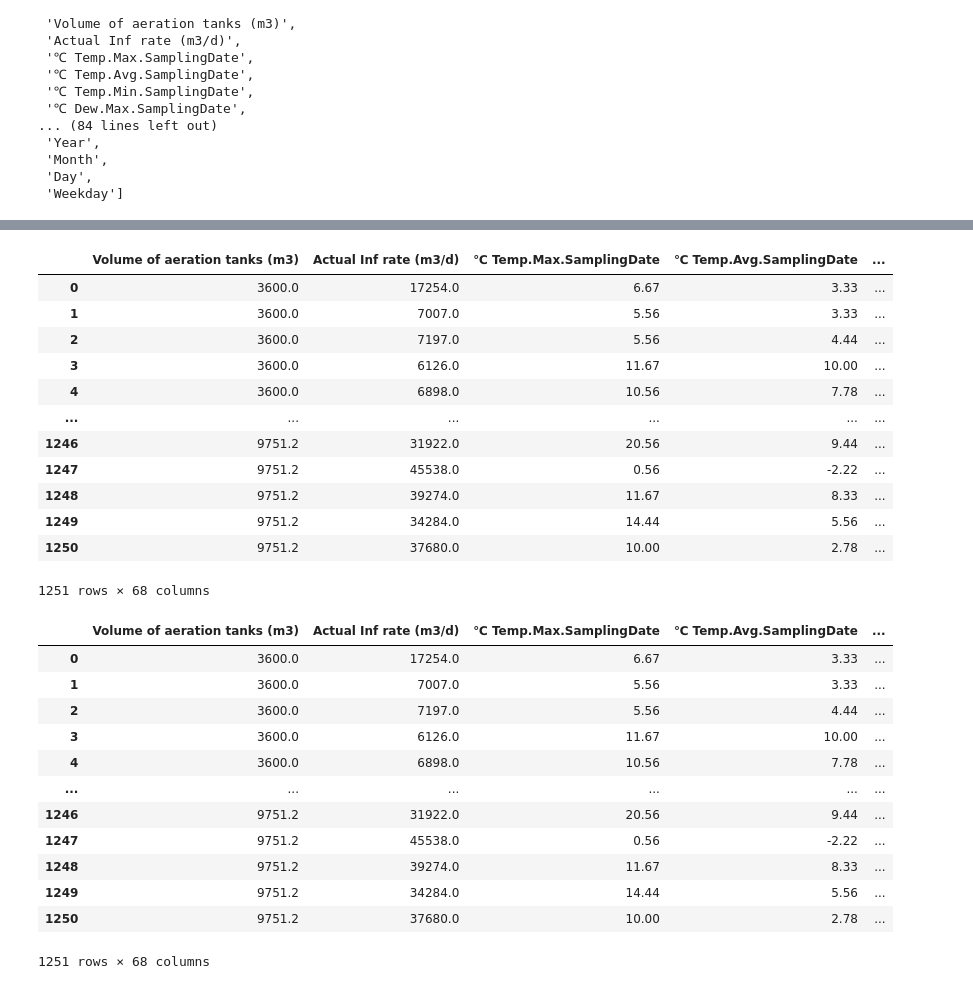
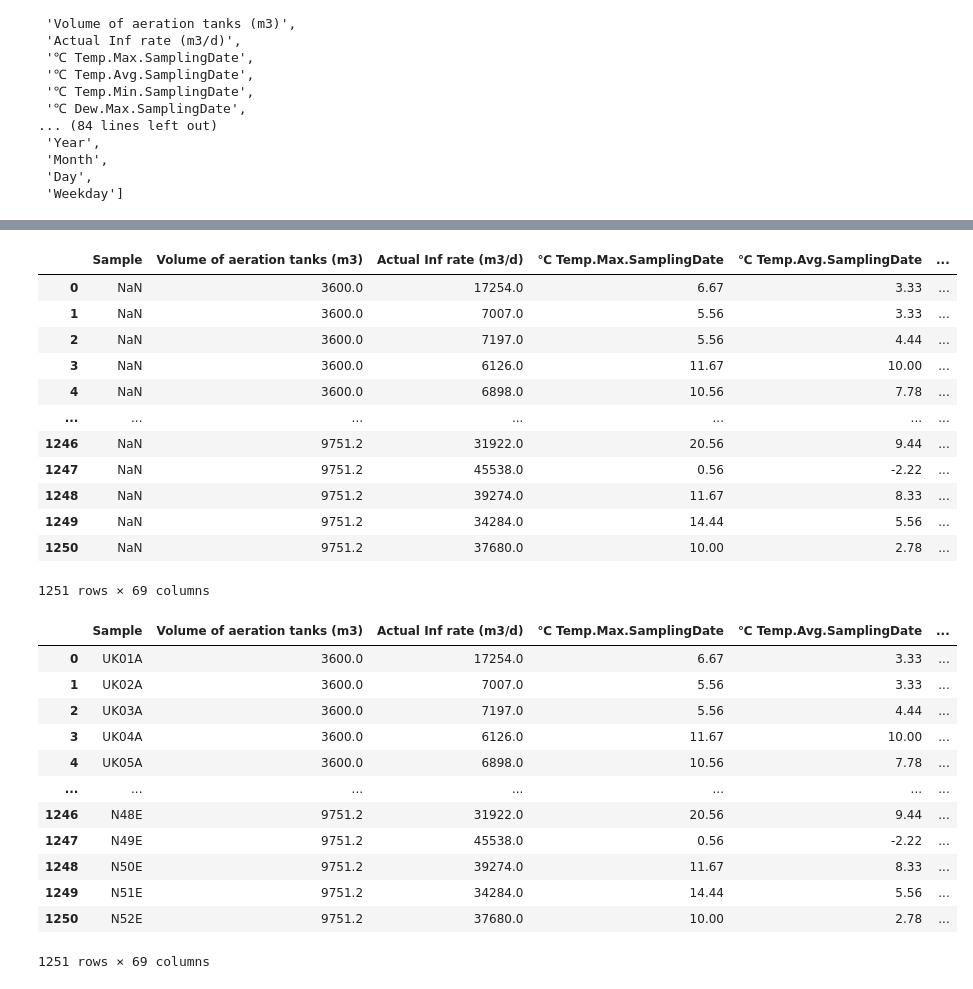
Before and after one commit to jaewook-lee4014/Microbiome, a Jupyter notebook: 1. DataPreprocessing/check.ipynb, the cells around one changed output, grey strips where cells are left out. Saved outputs shown, nothing was run; the diff lists cells and outputs as text; code cells hidden in the pictures.

```diff
--- a/1. DataPreprocessing/check.ipynb
+++ b/1. DataPreprocessing/check.ipynb
@@ -98,7 +98,7 @@ original_df.columns.tolist()
  'Day',
  'Weekday']
 # %%
-feature_columns = [ 'Volume of aeration tanks (m3)', 'Actual Inf rate (m3/d)', '℃ Temp.Max.SamplingDate', '℃ Temp.Avg.SamplingDate', '℃ Temp.Min.SamplingDate', '℃ Dew.Max.SamplingDate',
+feature_columns = [ 'Sample', 'Volume of aeration tanks (m3)', 'Actual Inf rate (m3/d)', '℃ Temp.Max.SamplingDate', '℃ Temp.Avg.SamplingDate', '℃ Temp.Min.SamplingDate', '℃ Dew.Max.SamplingDate',
  '℃ Dew.Avg.SamplingDate', '℃ Dew.Min.SamplingDate', '℃ Humidity.Max.SamplingDate', '℃ Humidity.Min.SamplingDate', '℃ Wind.Max.SamplingDate', '℃ Wind.Min.SamplingDate',
  '℃ Pressure.Max.SamplingDate', '℃ Pressure.Min.SamplingDate', '℃ Precipitation.SamplingDate', '℃ Temp.Max.WeekMean', '℃ Temp.Avg.WeekMean', '℃ Temp.Min.WeekMean',
  '℃ Dew.Max.WeekMean', '℃ Dew.Avg.WeekMean', '℃ Dew.Min.WeekMean', '℃ Humidity.Max.WeekMean', '℃ Humidity.Min.WeekMean', '℃ Wind.Max.WeekMean', '℃ Wind.Min.WeekMean',
@@ -137,34 +137,35 @@ input_df
 X_cleaned = input_df.apply(pd.to_numeric, errors='coerce')
 X_cleaned
 # %% [output]
-|  | Volume of aeration tanks (m3) | Actual Inf rate (m3/d) | ℃ Temp.Max.SamplingDate | ℃ Temp.Avg.SamplingDate | ... |
-| 0 | 3600.0 | 17254.0 | 6.67 | 3.33 | ... |
-| 1 | 3600.0 | 7007.0 | 5.56 | 3.33 | ... |
-| 2 | 3600.0 | 7197.0 | 5.56 | 4.44 | ... |
-| 3 | 3600.0 | 6126.0 | 11.67 | 10.00 | ... |
-| 4 | 3600.0 | 6898.0 | 10.56 | 7.78 | ... |
-| ... | ... | ... | ... | ... | ... |
-| 1246 | 9751.2 | 31922.0 | 20.56 | 9.44 | ... |
-| 1247 | 9751.2 | 45538.0 | 0.56 | -2.22 | ... |
-| 1248 | 9751.2 | 39274.0 | 11.67 | 8.33 | ... |
-| 1249 | 9751.2 | 34284.0 | 14.44 | 5.56 | ... |
-| 1250 | 9751.2 | 37680.0 | 10.00 | 2.78 | ... |
+|  | Sample | Volume of aeration tanks (m3) | Actual Inf rate (m3/d) | ℃ Temp.Max.SamplingDate | ℃ Temp.Avg.SamplingDate | ... |
+| 0 | NaN | 3600.0 | 17254.0 | 6.67 | 3.33 | ... |
+| 1 | NaN | 3600.0 | 7007.0 | 5.56 | 3.33 | ... |
+| 2 | NaN | 3600.0 | 7197.0 | 5.56 | 4.44 | ... |
+| 3 | NaN | 3600.0 | 6126.0 | 11.67 | 10.00 | ... |
+| 4 | NaN | 3600.0 | 6898.0 | 10.56 | 7.78 | ... |
+| ... | ... | ... | ... | ... | ... | ... |
+| 1246 | NaN | 9751.2 | 31922.0 | 20.56 | 9.44 | ... |
+| 1247 | NaN | 9751.2 | 45538.0 | 0.56 | -2.22 | ... |
+| 1248 | NaN | 9751.2 | 39274.0 | 11.67 | 8.33 | ... |
+| 1249 | NaN | 9751.2 | 34284.0 | 14.44 | 5.56 | ... |
+| 1250 | NaN | 9751.2 | 37680.0 | 10.00 | 2.78 | ... |
-1251 rows × 68 columns
+1251 rows × 69 columns
 # %%
 X = X_cleaned.fillna(X_cleaned.mean())
+X.Sample = input_df.Sample
 X.to_csv('performance_class_data_250326.csv', index=False)
 X
 # %% [output]
-|  | Volume of aeration tanks (m3) | Actual Inf rate (m3/d) | ℃ Temp.Max.SamplingDate | ℃ Temp.Avg.SamplingDate | ... |
-| 0 | 3600.0 | 17254.0 | 6.67 | 3.33 | ... |
-| 1 | 3600.0 | 7007.0 | 5.56 | 3.33 | ... |
-| 2 | 3600.0 | 7197.0 | 5.56 | 4.44 | ... |
-| 3 | 3600.0 | 6126.0 | 11.67 | 10.00 | ... |
-| 4 | 3600.0 | 6898.0 | 10.56 | 7.78 | ... |
-| ... | ... | ... | ... | ... | ... |
-| 1246 | 9751.2 | 31922.0 | 20.56 | 9.44 | ... |
-| 1247 | 9751.2 | 45538.0 | 0.56 | -2.22 | ... |
-| 1248 | 9751.2 | 39274.0 | 11.67 | 8.33 | ... |
-| 1249 | 9751.2 | 34284.0 | 14.44 | 5.56 | ... |
-| 1250 | 9751.2 | 37680.0 | 10.00 | 2.78 | ... |
+|  | Sample | Volume of aeration tanks (m3) | Actual Inf rate (m3/d) | ℃ Temp.Max.SamplingDate | ℃ Temp.Avg.SamplingDate | ... |
+| 0 | UK01A | 3600.0 | 17254.0 | 6.67 | 3.33 | ... |
+| 1 | UK02A | 3600.0 | 7007.0 | 5.56 | 3.33 | ... |
+| 2 | UK03A | 3600.0 | 7197.0 | 5.56 | 4.44 | ... |
+| 3 | UK04A | 3600.0 | 6126.0 | 11.67 | 10.00 | ... |
+| 4 | UK05A | 3600.0 | 6898.0 | 10.56 | 7.78 | ... |
+| ... | ... | ... | ... | ... | ... | ... |
+| 1246 | N48E | 9751.2 | 31922.0 | 20.56 | 9.44 | ... |
+| 1247 | N49E | 9751.2 | 45538.0 | 0.56 | -2.22 | ... |
+| 1248 | N50E | 9751.2 | 39274.0 | 11.67 | 8.33 | ... |
+| 1249 | N51E | 9751.2 | 34284.0 | 14.44 | 5.56 | ... |
+| 1250 | N52E | 9751.2 | 37680.0 | 10.00 | 2.78 | ... |
-1251 rows × 68 columns
+1251 rows × 69 columns
```
Also changed, not shown: parts of 2 cells of this notebook, 6 other files.
